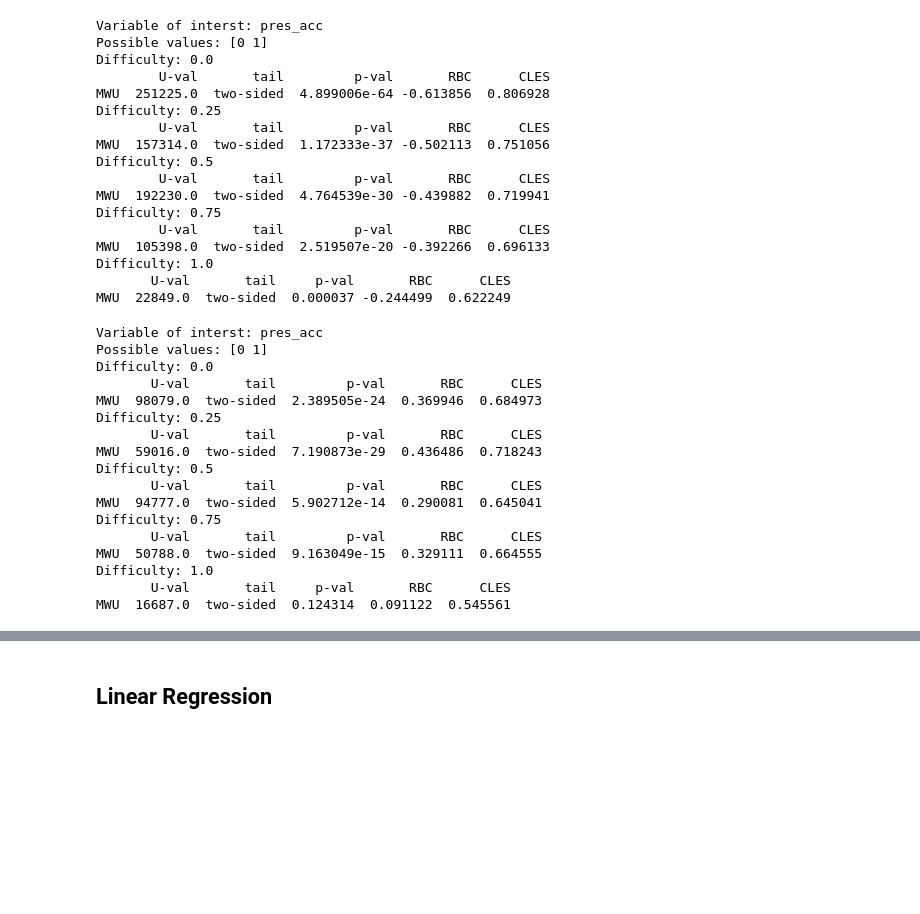
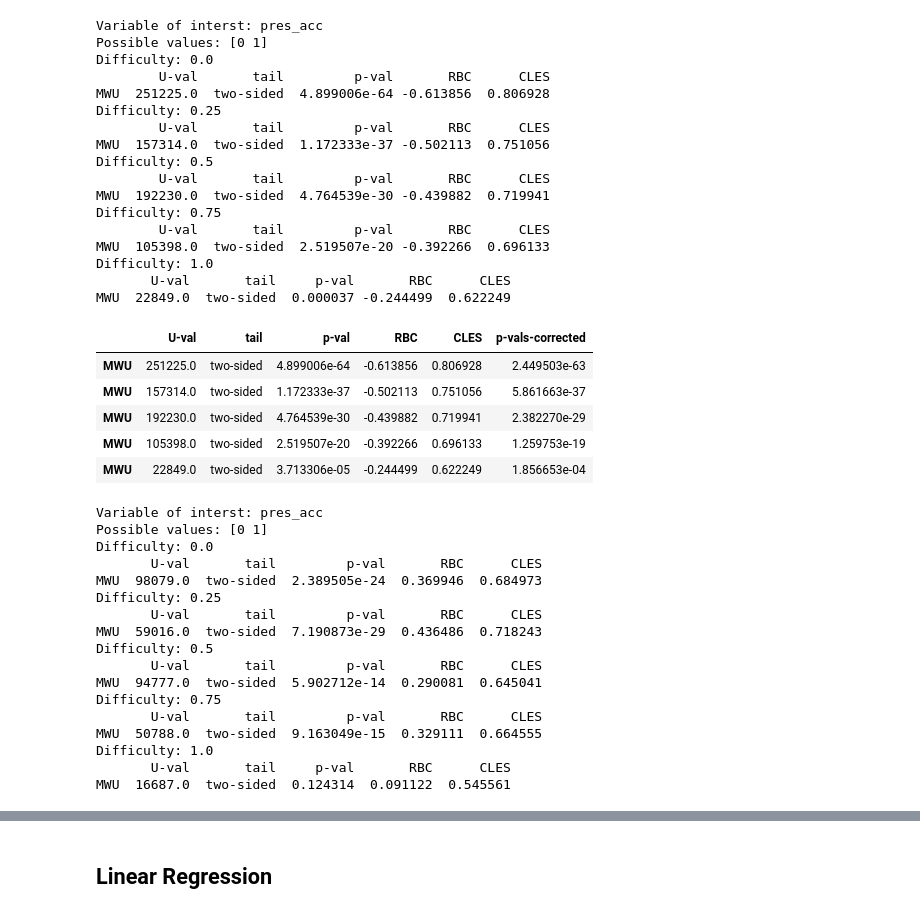
Before and after one commit to jordanlei/neuromatch-project, a Jupyter notebook: allen_main_ntbk.ipynb, the cells around one changed output, grey strips where cells are left out. Cells and saved outputs as stored; diff of their text form; code cells hidden in the pictures; blank space fills up the shorter version.

Commit message:
corrected p values

```diff
--- a/allen_main_ntbk.ipynb
+++ b/allen_main_ntbk.ipynb
@@ -114,5 +95,5 @@ MWU  23604.0  two-sided  0.000001 -0.285621  0.64281
 # %%
-binary_test(only_go, 'pres_acc', 'fut_latency')
+df1 = binary_test(only_go, 'pres_acc', 'fut_latency')
 # %% [output]
 Variable of interst: pres_acc
 Possible values: [0 1]
@@ -131,23 +112,35 @@ MWU  105398.0  two-sided  2.519507e-20 -0.392266  0.696133
 Difficulty: 1.0
        U-val       tail     p-val       RBC      CLES
 MWU  22849.0  two-sided  0.000037 -0.244499  0.622249
-# %%
-binary_test(only_go, 'pres_acc', 'fut_lat_chg')
-# %% [output]
-Variable of interst: pres_acc
-Possible values: [0 1]
-Difficulty: 0.0
-       U-val       tail         p-val       RBC      CLES
-MWU  98079.0  two-sided  2.389505e-24  0.369946  0.684973
-Difficulty: 0.25
-       U-val       tail         p-val       RBC      CLES
-MWU  59016.0  two-sided  7.190873e-29  0.436486  0.718243
-Difficulty: 0.5
-       U-val       tail         p-val       RBC      CLES
-MWU  94777.0  two-sided  5.902712e-14  0.290081  0.645041
-Difficulty: 0.75
-       U-val       tail         p-val       RBC      CLES
-MWU  50788.0  two-sided  9.163049e-15  0.329111  0.664555
-Difficulty: 1.0
-       U-val       tail     p-val       RBC      CLES
-MWU  16687.0  two-sided  0.124314  0.091122  0.545561
+# %%
+df1['p-vals-corrected'] = pg.multicomp(df1['p-val'].to_numpy(), alpha=0.01, method='bonf')[1]
+# %%
+df1
+# %% [output]
+|  | U-val | tail | p-val | RBC | CLES | p-vals-corrected |
+| MWU | 251225.0 | two-sided | 4.899006e-64 | -0.613856 | 0.806928 | 2.449503e-63 |
+| MWU | 157314.0 | two-sided | 1.172333e-37 | -0.502113 | 0.751056 | 5.861663e-37 |
+| MWU | 192230.0 | two-sided | 4.764539e-30 | -0.439882 | 0.719941 | 2.382270e-29 |
+| MWU | 105398.0 | two-sided | 2.519507e-20 | -0.392266 | 0.696133 | 1.259753e-19 |
+| MWU | 22849.0 | two-sided | 3.713306e-05 | -0.244499 | 0.622249 | 1.856653e-04 |
+# %%
+df2 = binary_test(only_go, 'pres_acc', 'fut_lat_chg')
+df2['p-vals-corrected'] = pg.multicomp(df2['p-val'].to_numpy(), alpha=0.001, method='bonf')[1]
+# %% [output]
+Variable of interst: pres_acc
+Possible values: [0 1]
+Difficulty: 0.0
+       U-val       tail         p-val       RBC      CLES
+MWU  98079.0  two-sided  2.389505e-24  0.369946  0.684973
+Difficulty: 0.25
+       U-val       tail         p-val       RBC      CLES
+MWU  59016.0  two-sided  7.190873e-29  0.436486  0.718243
+Difficulty: 0.5
+       U-val       tail         p-val       RBC      CLES
+MWU  94777.0  two-sided  5.902712e-14  0.290081  0.645041
+Difficulty: 0.75
+       U-val       tail         p-val       RBC      CLES
+MWU  50788.0  two-sided  9.163049e-15  0.329111  0.664555
+Difficulty: 1.0
+       U-val       tail     p-val       RBC      CLES
+MWU  16687.0  two-sided  0.124314  0.091122  0.545561
```
Also changed, not shown: parts of 20 cells of this notebook, 1 other file.
